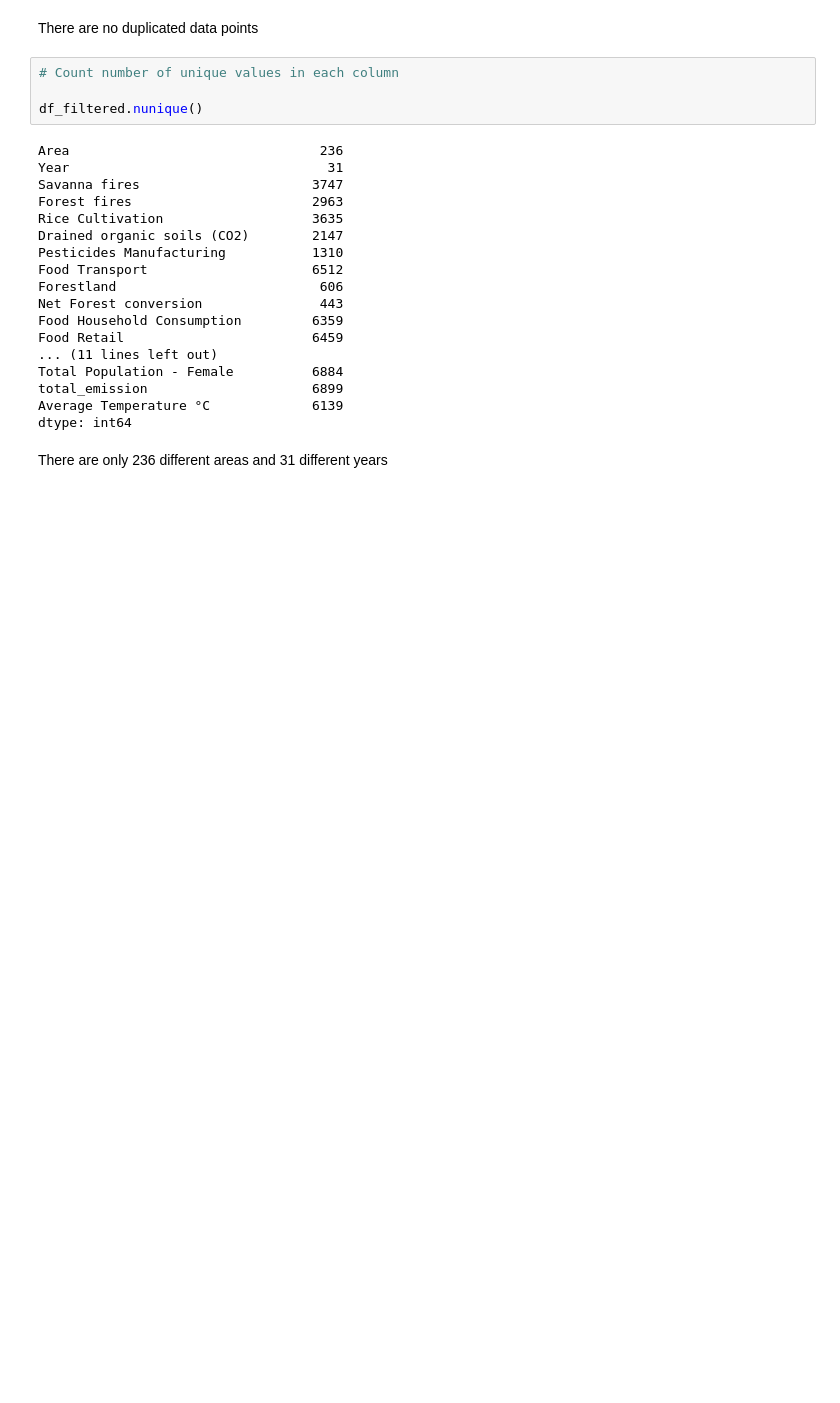
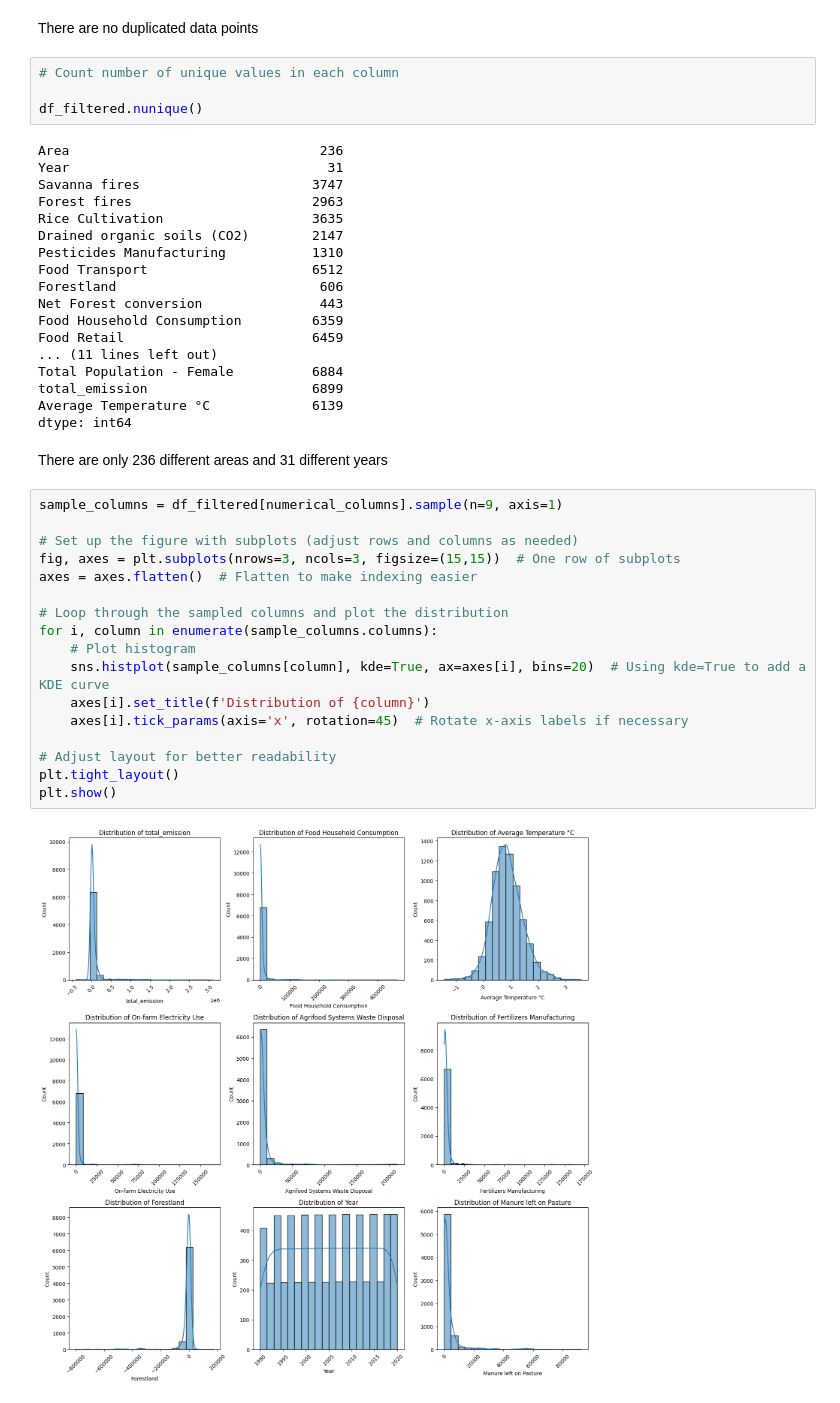
Before and after one commit to lusani-gumula/2401PTDS_Regression_Project, a Jupyter notebook: Notebook.ipynb, the cells around one changed output. Saved outputs shown, nothing was run; the diff lists cells and outputs as text; blank space fills up the shorter version.

Commit message:
adding distibution plots

```diff
--- a/Notebook.ipynb
+++ b/Notebook.ipynb
@@ -183,3 +183,22 @@ Average Temperature °C             6139
 dtype: int64
 # %% [markdown]
 There are only 236 different areas and 31 different years
+# %%
+sample_columns = df_filtered[numerical_columns].sample(n=9, axis=1)
+
+# Set up the figure with subplots (adjust rows and columns as needed)
+fig, axes = plt.subplots(nrows=3, ncols=3, figsize=(15,15))  # One row of subplots
+axes = axes.flatten()  # Flatten to make indexing easier
+
+# Loop through the sampled columns and plot the distribution
+for i, column in enumerate(sample_columns.columns):
+    # Plot histogram
+    sns.histplot(sample_columns[column], kde=True, ax=axes[i], bins=20)  # Using kde=True to add a KDE curve
+    axes[i].set_title(f'Distribution of {column}')
+    axes[i].tick_params(axis='x', rotation=45)  # Rotate x-axis labels if necessary
+
+# Adjust layout for better readability
+plt.tight_layout()
+plt.show()
+# %% [output]
+[figure, added]
```
